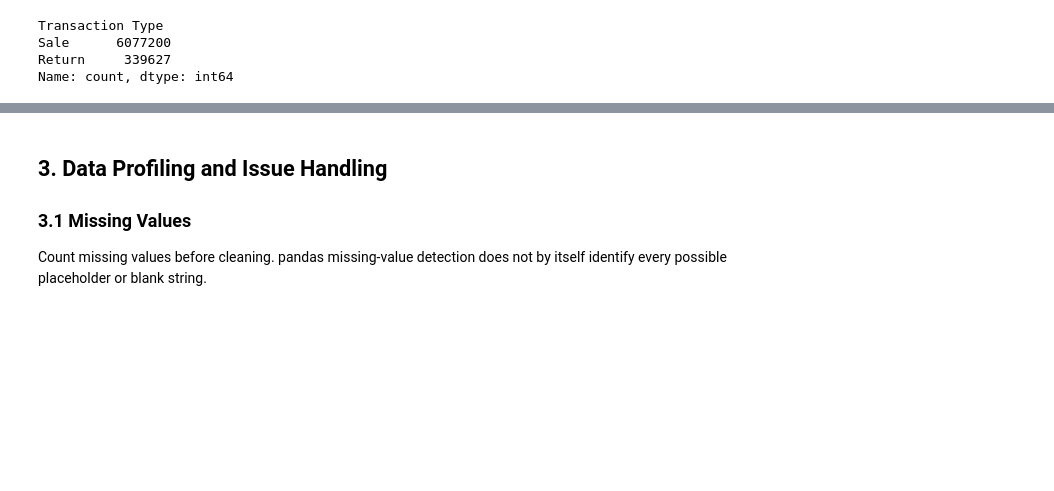
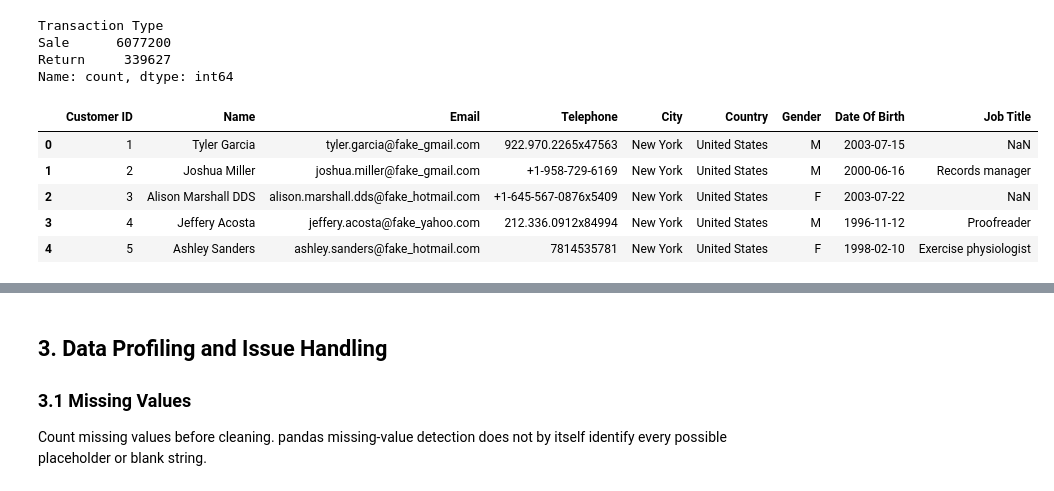
Before and after one commit to a209895-ukm/assignment-1-data-profiling, a Jupyter notebook: Assignment1_Data_Profiling_Report.ipynb, the cells around one changed output, grey strips where cells are left out. Drawn from its saved outputs; the diff is of its cells as text; code cells hidden in the pictures; blank space fills up the shorter version.

```diff
--- a/Assignment1_Data_Profiling_Report.ipynb
+++ b/Assignment1_Data_Profiling_Report.ipynb
@@ -121,3 +111,12 @@ Transaction Type
 Sale      6077200
 Return     339627
 Name: count, dtype: int64
+# %%
+customers.head()
+# %% [output]
+|  | Customer ID | Name | Email | Telephone | City | Country | Gender | Date Of Birth | Job Title |
+| 0 | 1 | Tyler Garcia | tyler.garcia@fake_gmail.com | 922.970.2265x47563 | New York | United States | M | 2003-07-15 | NaN |
+| 1 | 2 | Joshua Miller | joshua.miller@fake_gmail.com | +1-958-729-6169 | New York | United States | M | 2000-06-16 | Records manager |
+| 2 | 3 | Alison Marshall DDS | alison.marshall.dds@fake_hotmail.com | +1-645-567-0876x5409 | New York | United States | F | 2003-07-22 | NaN |
+| 3 | 4 | Jeffery Acosta | jeffery.acosta@fake_yahoo.com | 212.336.0912x84994 | New York | United States | M | 1996-11-12 | Proofreader |
+| 4 | 5 | Ashley Sanders | ashley.sanders@fake_hotmail.com | 7814535781 | New York | United States | F | 1998-02-10 | Exercise physiologist |
```
Also changed, not shown: parts of 9 cells of this notebook.
